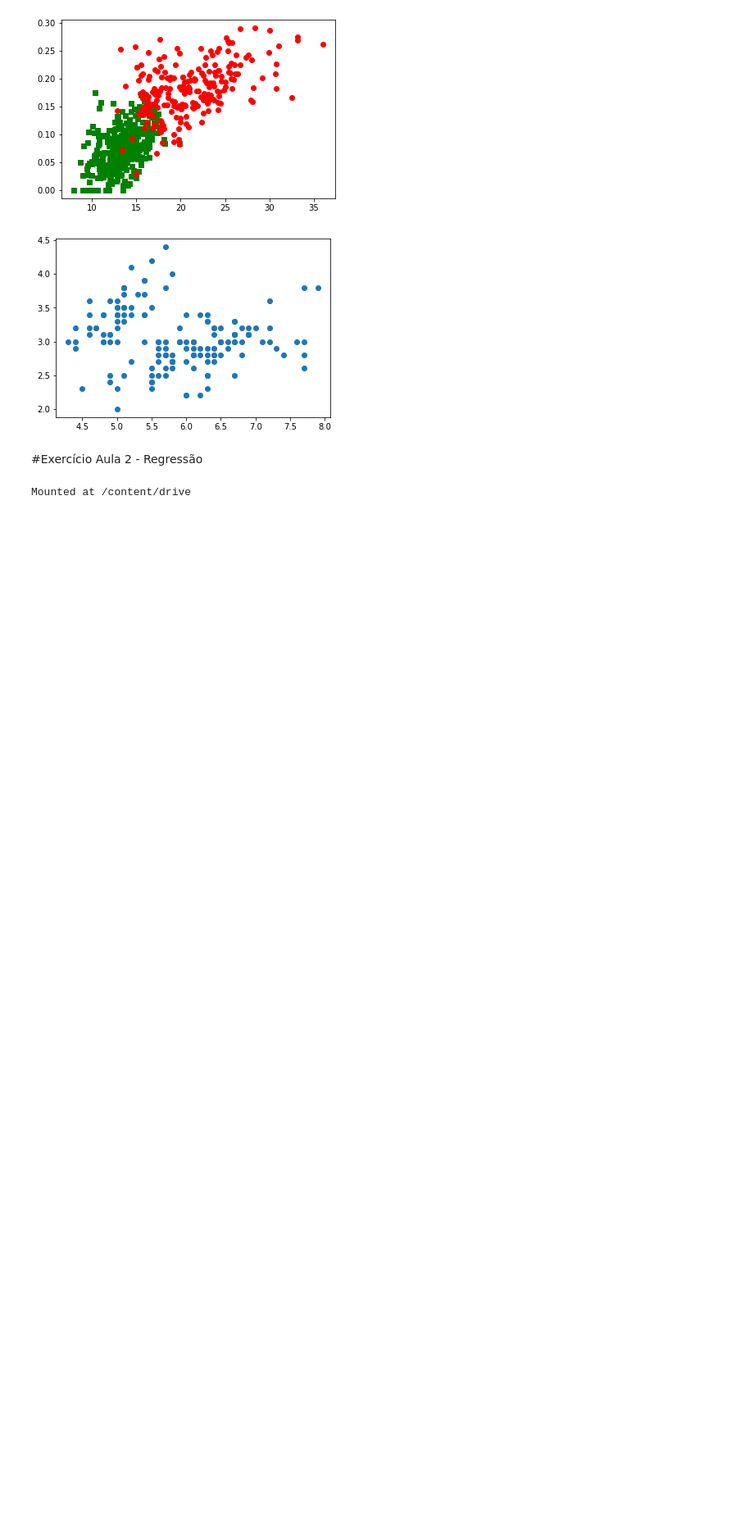
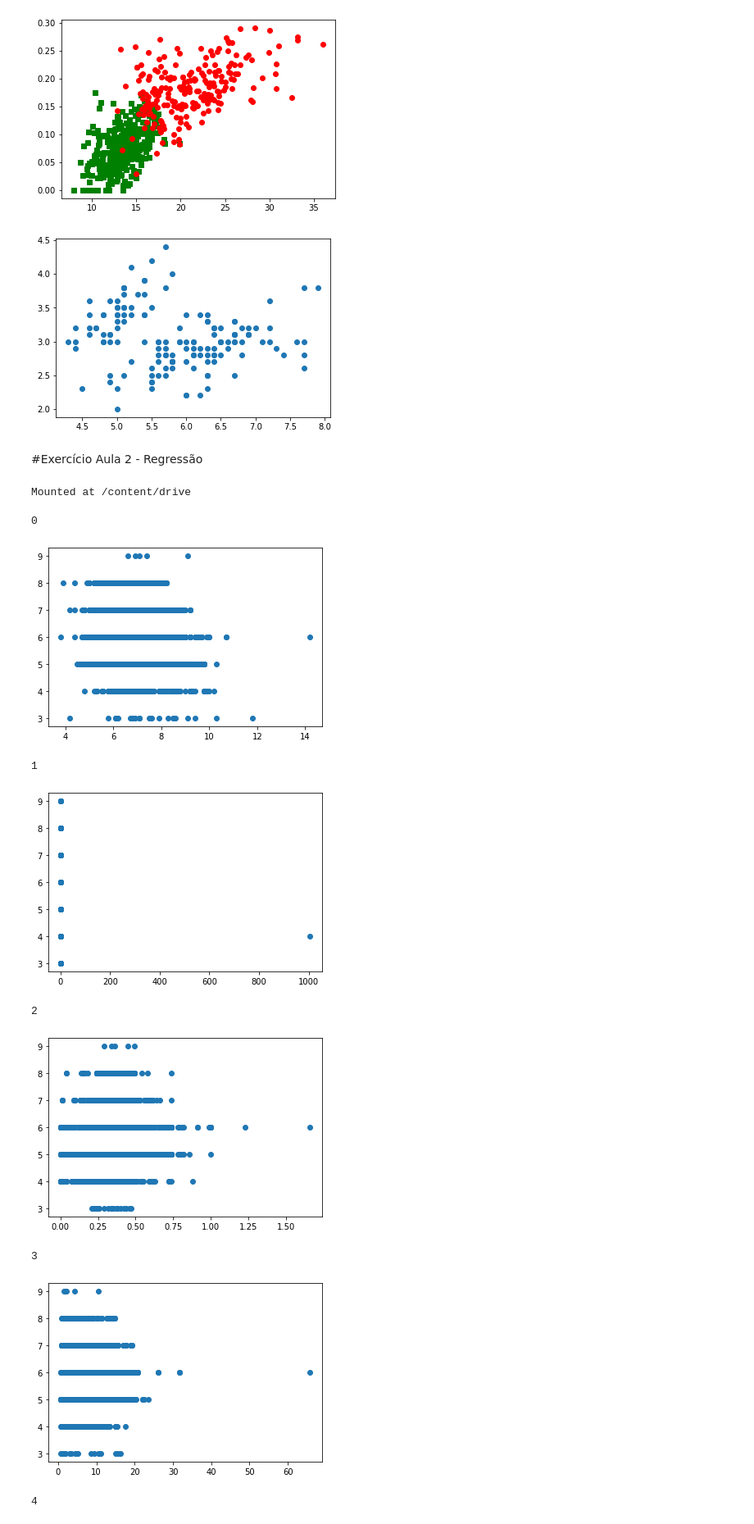
Before and after one commit to israellmorais/ReconhecimentodePadroes, a Jupyter notebook: Ambiente_Desenvolvimento.ipynb, the cells around one changed output. Shown at 82% size. Saved outputs shown, nothing was run; the diff lists cells and outputs as text; code cells hidden in the pictures; blank space fills up the shorter version.

```diff
--- a/Ambiente_Desenvolvimento.ipynb
+++ b/Ambiente_Desenvolvimento.ipynb
@@ -94,3 +94,19 @@ class regressao_linear():
 
 
 #modelo.w
+# %%
+import matplotlib.pylab as plt
+for i in range(X.shape[1]):
+  print(i)
+  plt.scatter(X[:,i],y)
+  plt.show()
+# %% [output]
+0
+[figure, added]
+1
+[figure, added]
+2
+[figure, added]
+3
+[figure, added]
+4
```
Also changed, not shown: parts of 3 cells of this notebook.
